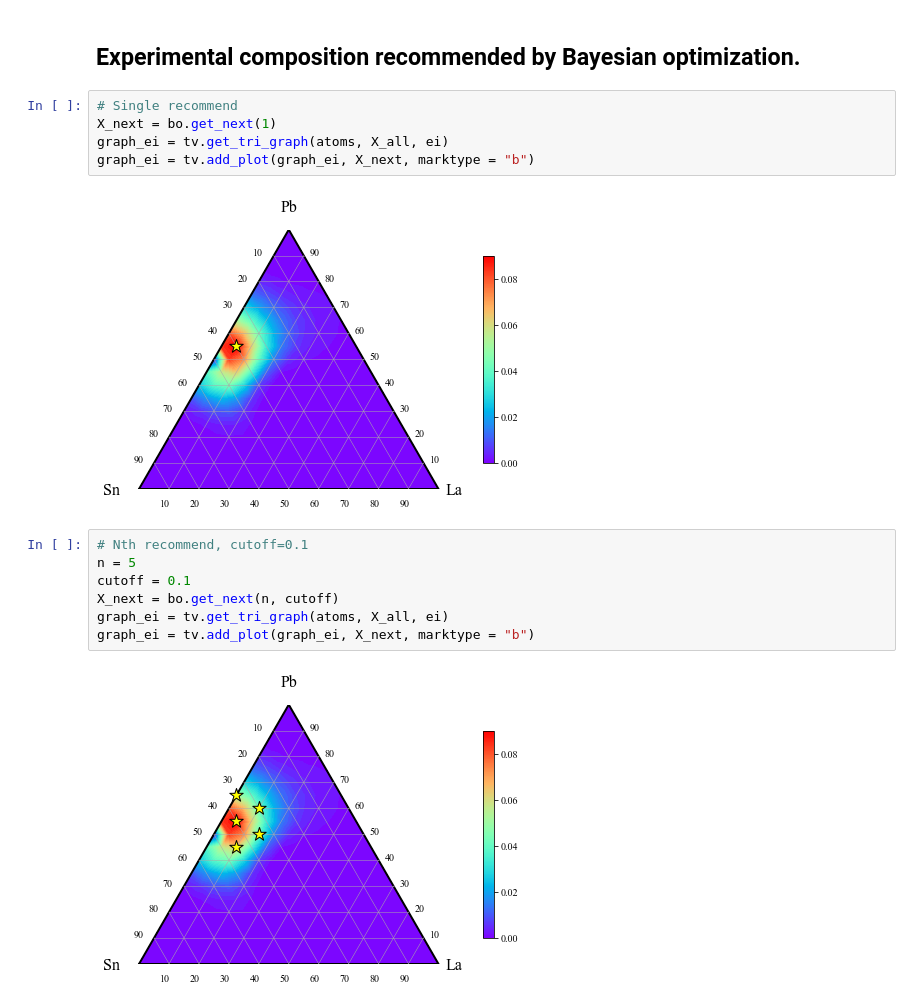
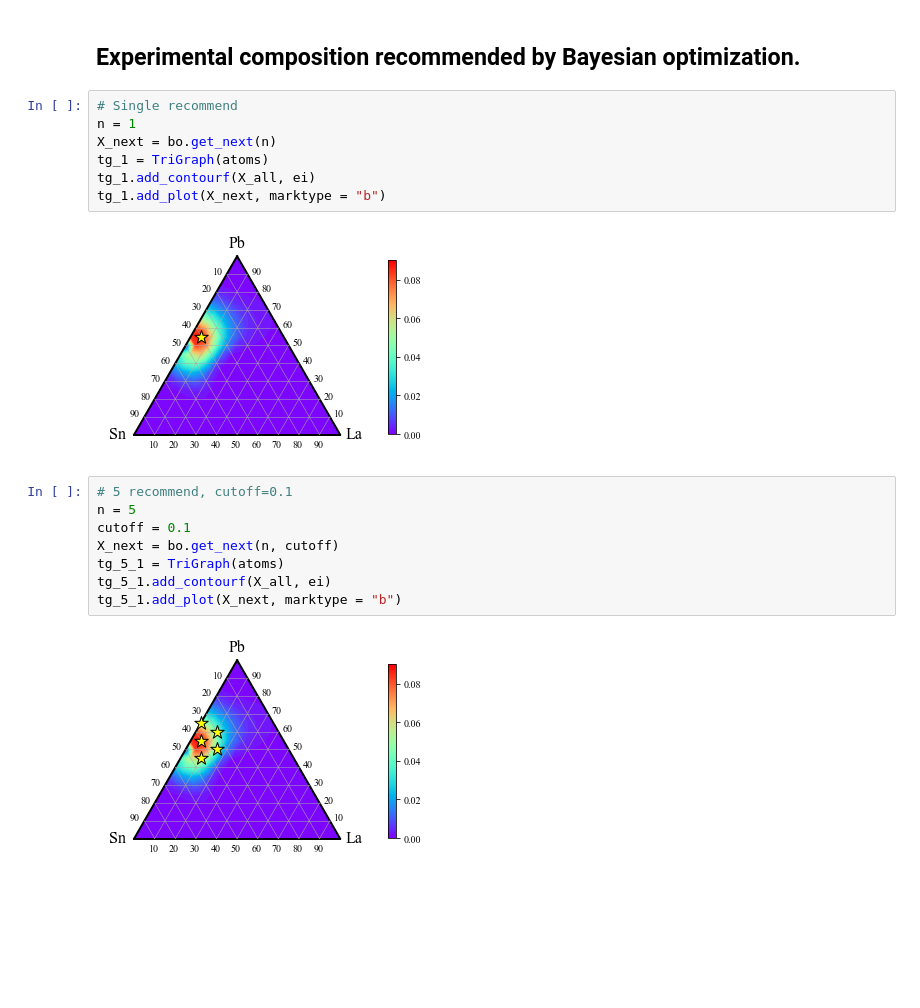
Before and after one commit to Ottomossei/mi, a Jupyter notebook: example/bayes.ipynb, the cells around one changed output. Cells and saved outputs as stored; diff of their text form; blank space fills up the shorter version.

```diff
--- a/example/bayes.ipynb
+++ b/example/bayes.ipynb
@@ -48,20 +58,23 @@ graph_ei = tv.get_tri_graph(atoms, X_all, ei)
 ## Experimental composition recommended by Bayesian optimization.
 # %%
 # Single recommend
-X_next = bo.get_next(1)
-graph_ei = tv.get_tri_graph(atoms, X_all, ei)
-graph_ei = tv.add_plot(graph_ei, X_next, marktype = "b")
+n = 1
+X_next = bo.get_next(n)
+tg_1 = TriGraph(atoms)
+tg_1.add_contourf(X_all, ei)
+tg_1.add_plot(X_next, marktype = "b")
 # %% [output]
-[figure, old version]
+[figure, new version]
 # %%
-# Nth recommend, cutoff=0.1
+# 5 recommend, cutoff=0.1
 n = 5
 cutoff = 0.1
 X_next = bo.get_next(n, cutoff)
-graph_ei = tv.get_tri_graph(atoms, X_all, ei)
-graph_ei = tv.add_plot(graph_ei, X_next, marktype = "b")
+tg_5_1 = TriGraph(atoms)
+tg_5_1.add_contourf(X_all, ei)
+tg_5_1.add_plot(X_next, marktype = "b")
 # %% [output]
-[figure, old version]
+[figure, new version]
 # %%
 # Nth recommend, cutoff=0.2
 n = 5
```
Also changed, not shown: parts of 8 cells of this notebook, 3 other files.
